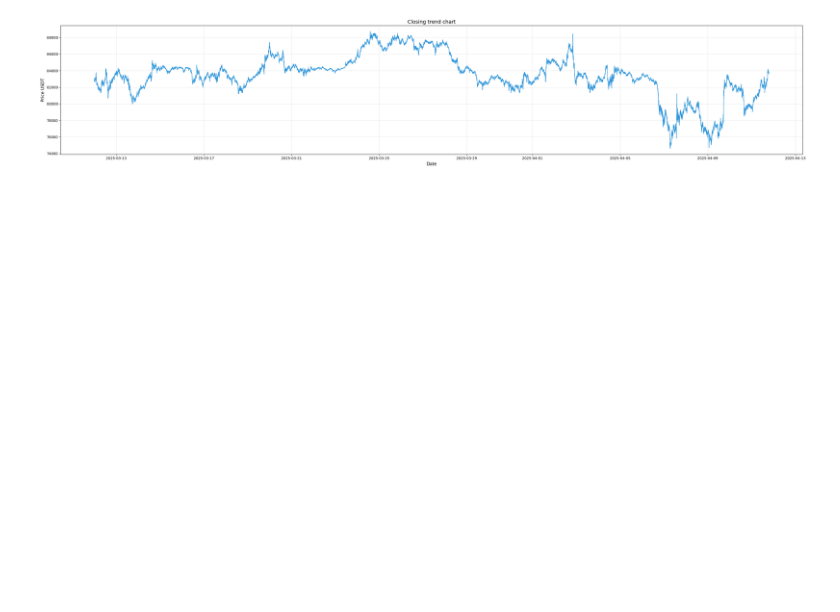
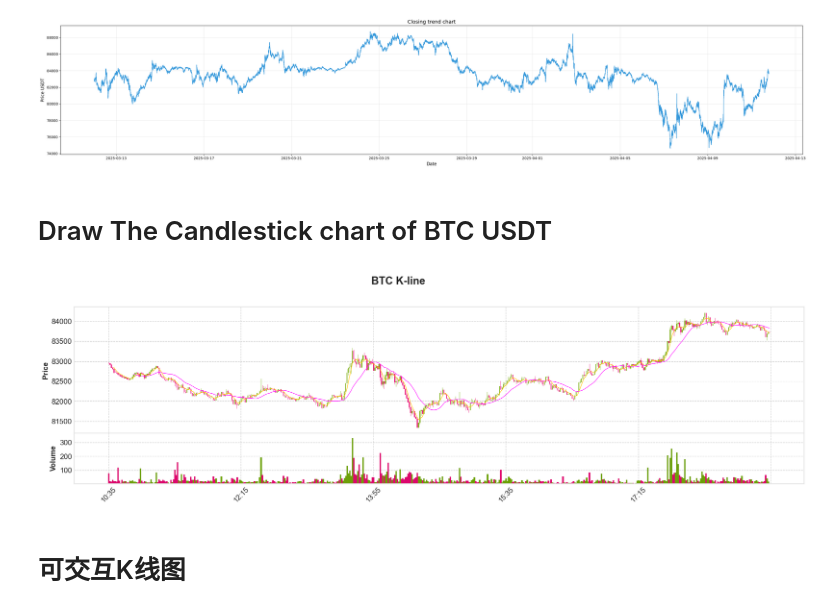
Before and after one commit to zgdd12345/quant_learning, a Jupyter notebook: test.ipynb, the cells around one changed output. Cells and saved outputs as stored; diff of their text form; code cells hidden in the pictures; blank space fills up the shorter version.

Commit message:
update data file

```diff
--- a/test.ipynb
+++ b/test.ipynb
@@ -42,18 +44,46 @@ import pandas as pd
 import matplotlib.pyplot as plt
 import seaborn as sns
 
-df = pd.read_csv('./data/BTC-USDT_2025-03-12_2025-04-12_1m.csv', parse_dates=['datetime'], index_col='datetime')
-df = df.sort_index()
-df = df[['open', 'high', 'low', 'close', 'volume']]
-df = df.ffill()
+
+def load_data(csv_path='./data/BTC-USDT_2025-03-12_2025-04-12_1m.csv'):
+    df = pd.read_csv(csv_path, parse_dates=['datetime'], index_col='datetime')
+    df = df.sort_index()
+    df = df[['open', 'high', 'low', 'close', 'volume']]
+    df = df.ffill()
+    return df
 
 
-plt.figure(figsize=(30,6))
-plt.plot(df['close'], color='#3498DB', linewidth=1.2)
-plt.title('Closing trend chart', fontsize=14)
-plt.xlabel('Date', fontsize=12)
-plt.ylabel('Price USDT', fontsize=12)
-plt.grid(alpha=0.3)
-plt.tight_layout()
+def draw_trend_chart(df):
+    plt.figure(figsize=(30,6))
+    plt.plot(df['close'], color='#3498DB', linewidth=1.2)
+    plt.title('Closing trend chart', fontsize=14)
+    plt.xlabel('Date', fontsize=12)
+    plt.ylabel('Price USDT', fontsize=12)
+    plt.grid(alpha=0.3)
+    plt.tight_layout()
+
+
+df = load_data()
+draw_trend_chart(df)
 # %% [output]
 [figure]
+# %% [markdown]
+# Draw The Candlestick chart of BTC USDT
+# %%
+import mplfinance as mpf
+
+def kline(df):
+    mpf.plot(df[-500:],  # 显示最近x条数据
+            type='candle',
+            style='binance', # 交易所风格配色
+            title='BTC K-line',
+            ylabel='Price',
+            volume=True, # 叠加成交量柱状图
+            mav=(5,20), # 显示5日和20日均线‌
+            figratio=(60,15))
+
+kline(df)
+# %% [output]
+[figure, added]
+# %% [markdown]
+# 可交互K线图
```
Also changed, not shown: parts of 5 cells of this notebook, 1 other file.
